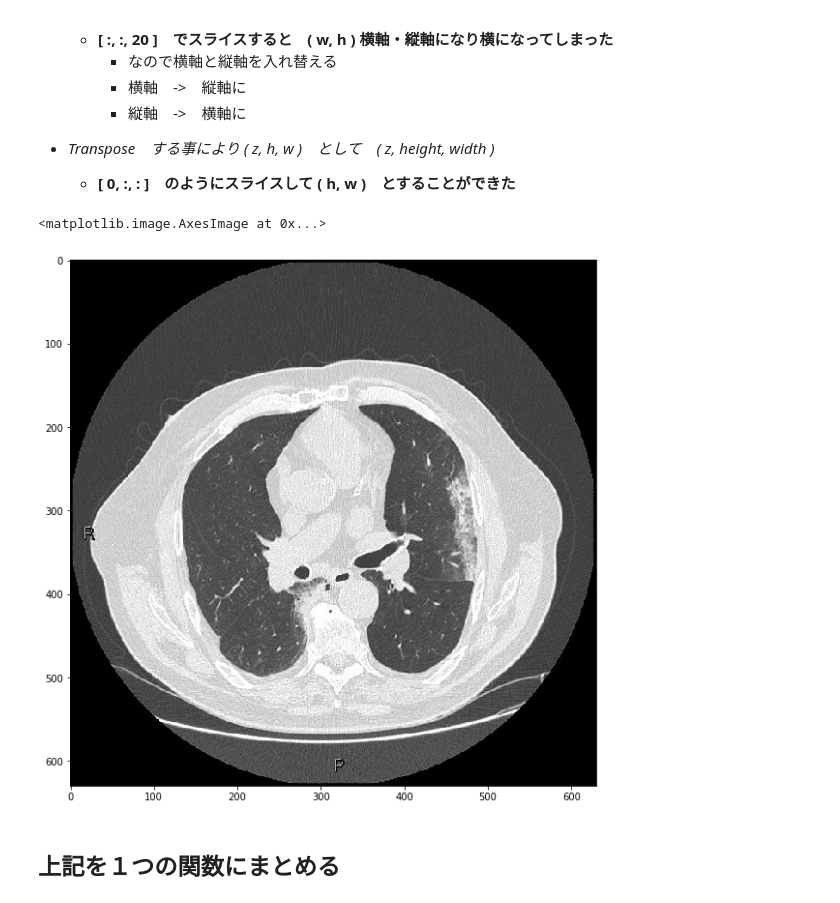
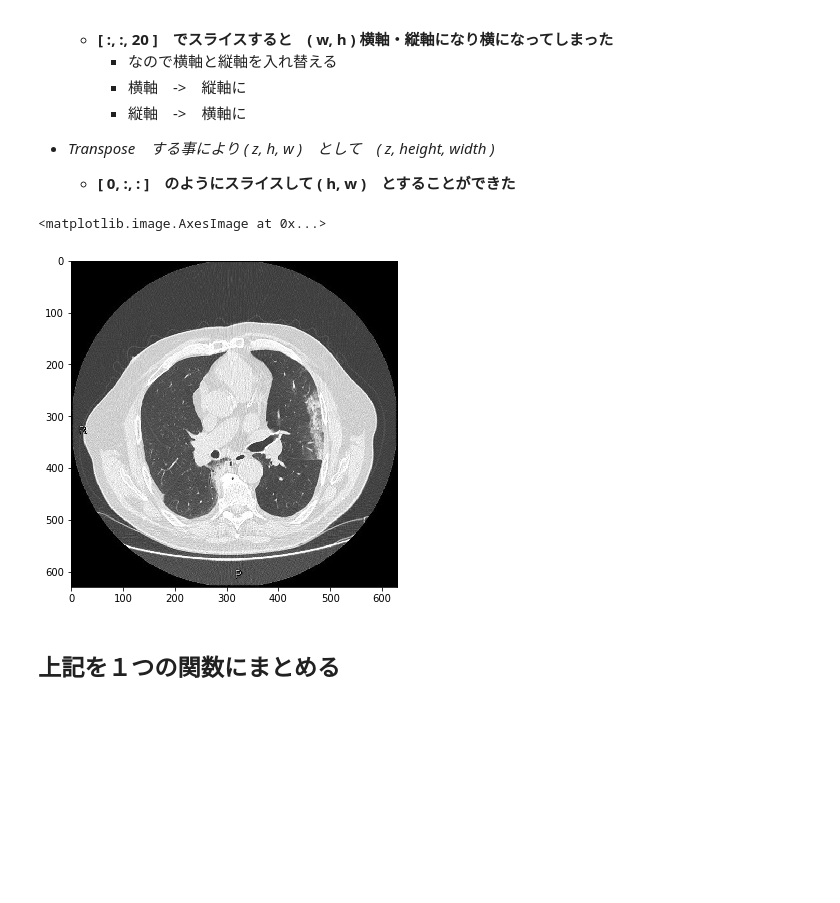
Before and after one commit to MoTo-LaBo/Python-data-science, a Jupyter notebook: CT MRI/nibabel.ipynb, the cells around one changed output. Cells and saved outputs as stored; diff of their text form; code cells hidden in the pictures; blank space fills up the shorter version.

Commit message:
image add

```diff
--- a/CT MRI/nibabel.ipynb
+++ b/CT MRI/nibabel.ipynb
@@ -93,11 +93,11 @@ data_t.shape
 - *Transpose　する事により ( z, h, w )　として　( z, height, width )*
     - **[ 0, :, : ]　のようにスライスして ( h, w )　とすることができた**
 # %%
-plt.figure(figsize=(10,10))
+plt.figure(figsize=(6,6))
 plt.imshow(data_t[20, :, :], cmap='gray')
 # %% [output]
 <matplotlib.image.AxesImage at 0x...>
-[figure, old version]
+[figure, new version]
 # %% [markdown]
 ## 上記を１つの関数にまとめる
 # %%
```
Also changed, not shown: parts of 2 cells of this notebook.
